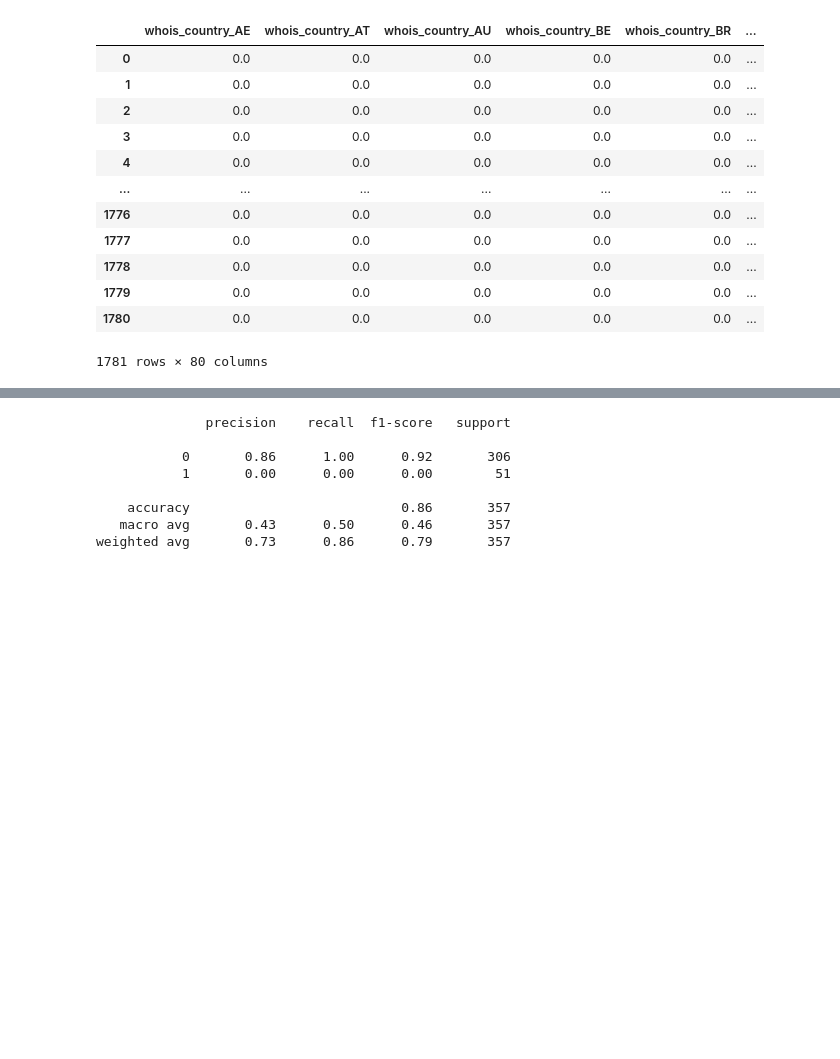
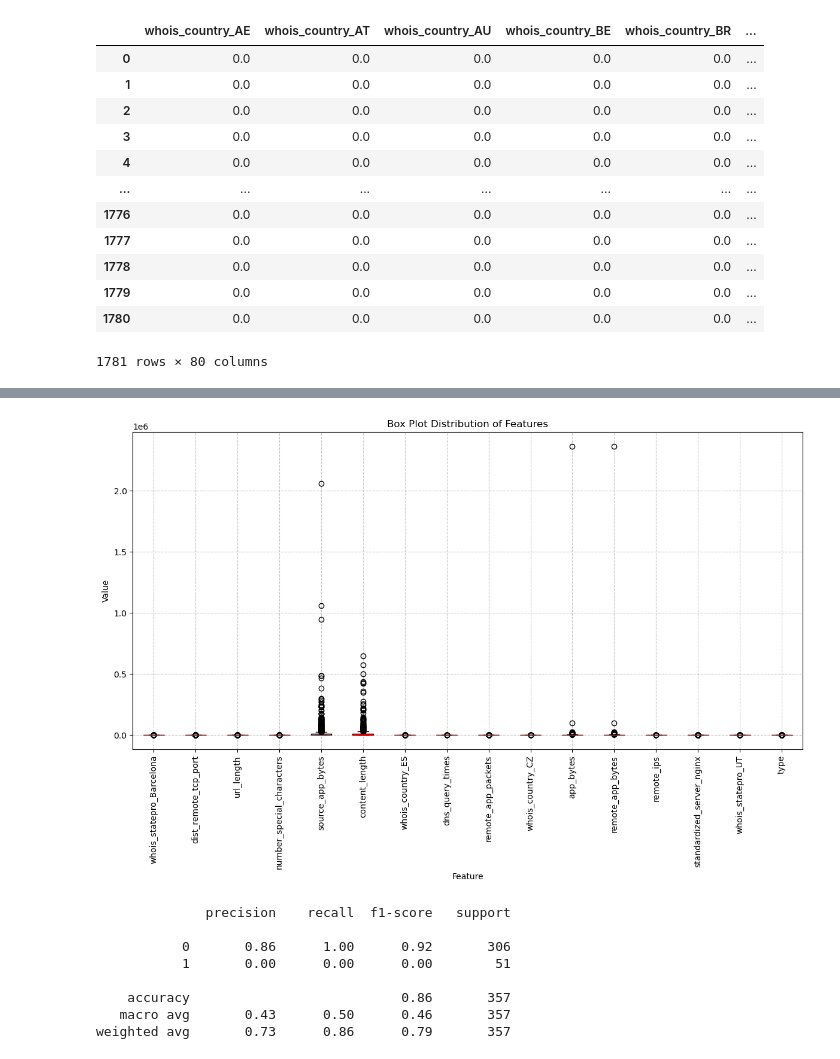
Before and after one commit to chrisheimbuch/malicious-websites-research-report, a Jupyter notebook: source/malicious_or_benign_websites_technical_modeling.ipynb, the cells around one changed output, grey strips where cells are left out. Saved outputs shown, nothing was run; the diff lists cells and outputs as text; code cells hidden in the pictures; blank space fills up the shorter version.

```diff
--- a/source/malicious_or_benign_websites_technical_modeling.ipynb
+++ b/source/malicious_or_benign_websites_technical_modeling.ipynb
@@ -351,3 +363,24 @@ top_15_df
+# %%
+#Inspecting a distribution of variables of my data via a boxplot to inspect the outliers. Few outliers.
+
+plt.figure(figsize=(12, 8))
+top_15_df.boxplot(grid=True, rot=90, patch_artist=True,
+                  boxprops=dict(facecolor='lightblue', color='black'),
+                  whiskerprops=dict(color='black'),
+                  capprops=dict(color='black'),
+                  medianprops=dict(color='red'))
+
+# Customize the plot
+plt.title('Box Plot Distribution of Features')
+plt.xlabel('Feature')
+plt.ylabel('Value')
+plt.grid(True, linestyle='--', alpha=0.7)
+plt.tight_layout()
+
+# Show the plot
+plt.show()
+# %% [output]
+[figure, added]
 # %%
 #Going to create a function for "Shotgun approach" for machine learning modeling.
 
```
Also changed, not shown: parts of 68 cells of this notebook.
